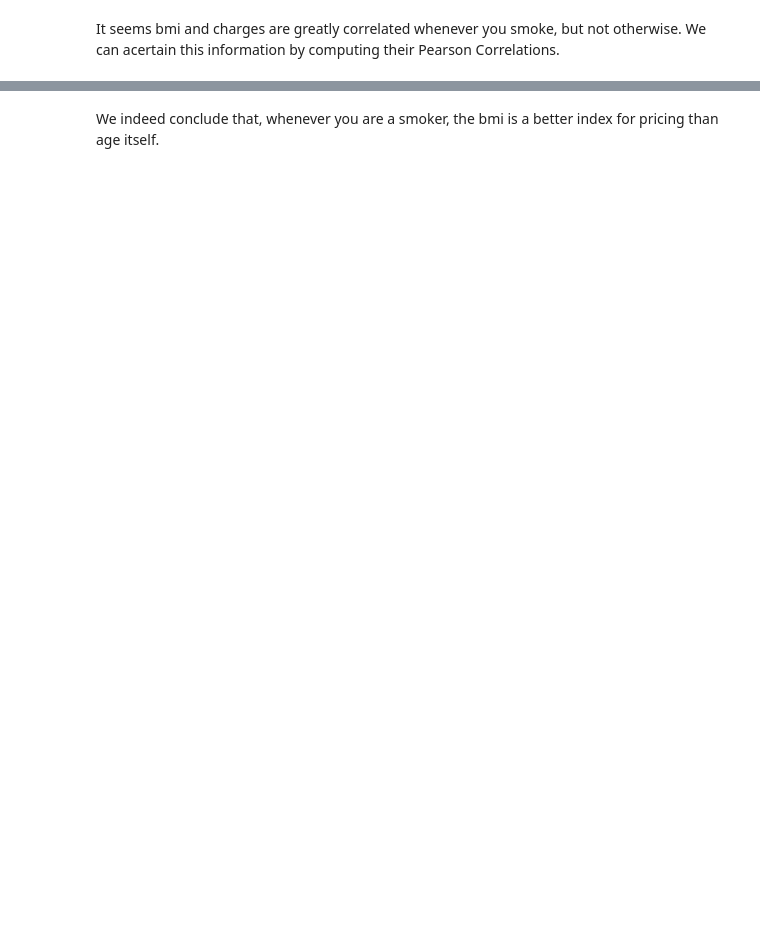
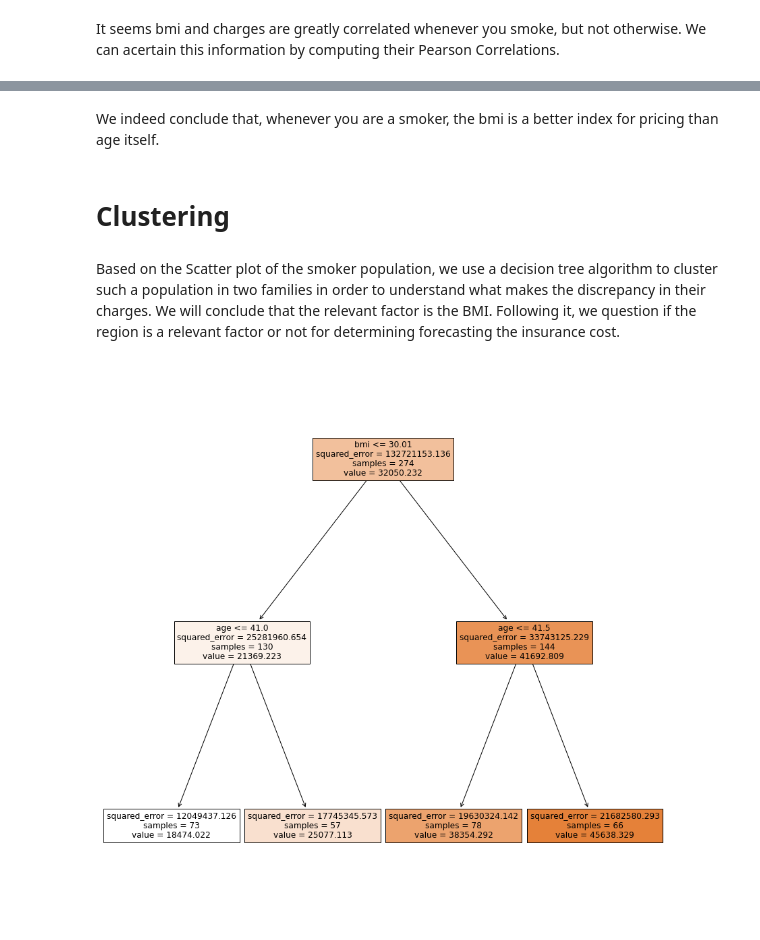
Before and after one commit to llohann-speranca/data_science, a Jupyter notebook: Exercises/US medical insurance/US Medical Insurance.ipynb, the cells around one changed output, grey strips where cells are left out. Saved outputs shown, nothing was run; the diff lists cells and outputs as text; code cells hidden in the pictures; blank space fills up the shorter version.

```diff
--- a/Exercises/US medical insurance/US Medical Insurance.ipynb
+++ b/Exercises/US medical insurance/US Medical Insurance.ipynb
@@ -146,2 +233,6 @@ df_no_smokers.corr().style.set_caption("Correlation Non-smoking Population")
-# %% [markdown]
-We indeed conclude that, whenever you are a smoker, the bmi is a better index for pricing than age itself.
+# %% [markdown]
+We indeed conclude that, whenever you are a smoker, the bmi is a better index for pricing than age itself.
+# %% [markdown]
+# Clustering
+# %% [markdown]
+Based on the Scatter plot of the smoker population, we use a decision tree algorithm to cluster such a population in two families in order to understand what makes the discrepancy in their charges. We will conclude that the relevant factor is the BMI. Following it, we question if the region is a relevant factor or not for determining forecasting the insurance cost.
@@ -147,0 +241,15 @@ We indeed conclude that, whenever you are a smoker, the bmi is a better index fo
+# %%
+m = 2
+dtree = tree.DecisionTreeRegressor(max_depth=m)
+
+X = df_smokers.iloc[: , :4].copy()
+X.sex = X.sex.apply(lambda x: 1 if x=="female" else 0)
+
+y = df_smokers["charges"]
+dtree.fit(X,y)
+
+plt.figure(figsize=(15,15))
+tree.plot_tree(dtree, filled=True, feature_names=X.columns)
+plt.show()
+# %% [output]
+[figure, added]
```
Also changed, not shown: parts of 34 cells of this notebook, 6 other files.
